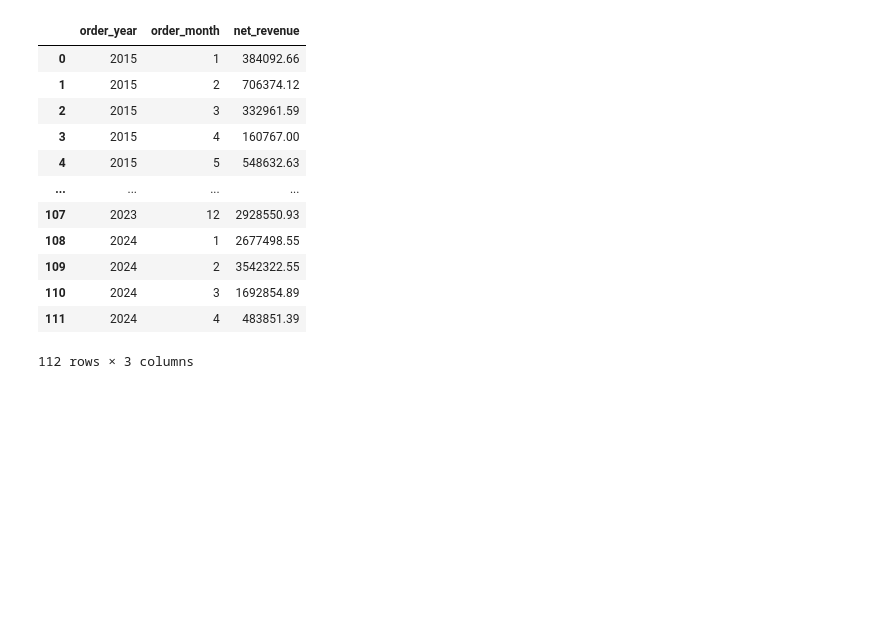
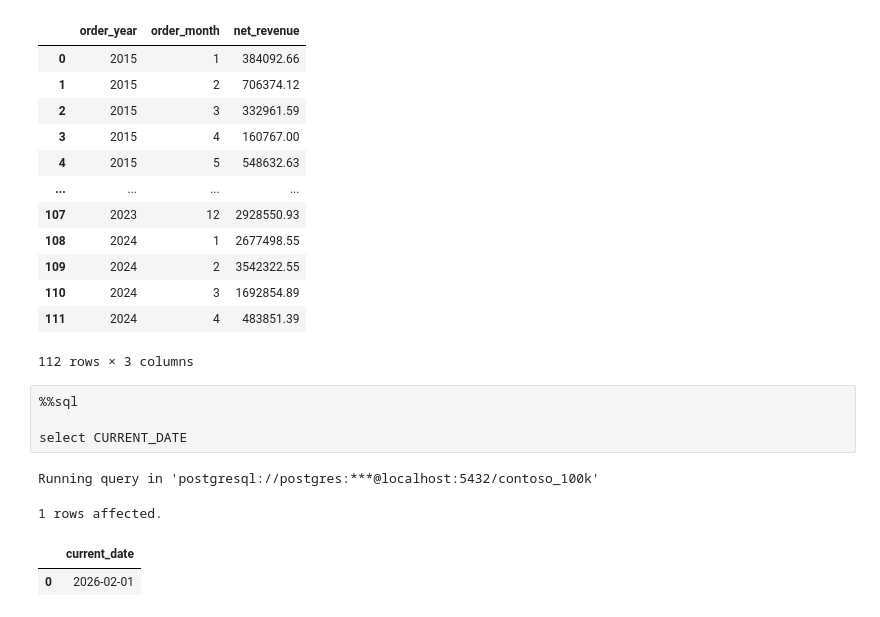
Before and after one commit to liulinda0517/sqlnew, a Jupyter notebook: Resources/Blank_SQL_Notebook.ipynb, the cells around one changed output. Saved outputs shown, nothing was run; the diff lists cells and outputs as text; blank space fills up the shorter version.

```diff
--- a/Resources/Blank_SQL_Notebook.ipynb
+++ b/Resources/Blank_SQL_Notebook.ipynb
@@ -813,3 +813,12 @@ Running query in 'postgresql://postgres:***@localhost:5432/contoso_100k'
 | 110 | 2024 | 3 | 1692854.89 |
 | 111 | 2024 | 4 | 483851.39 |
 112 rows × 3 columns
+# %%
+%%sql
+
+select CURRENT_DATE
+# %% [output]
+Running query in 'postgresql://postgres:***@localhost:5432/contoso_100k'
+1 rows affected.
+|  | current_date |
+| 0 | 2026-02-01 |
```
Also changed, not shown: parts of 2 cells of this notebook.
